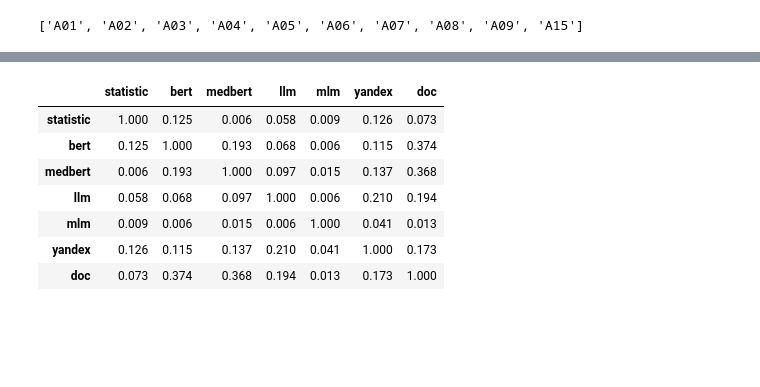
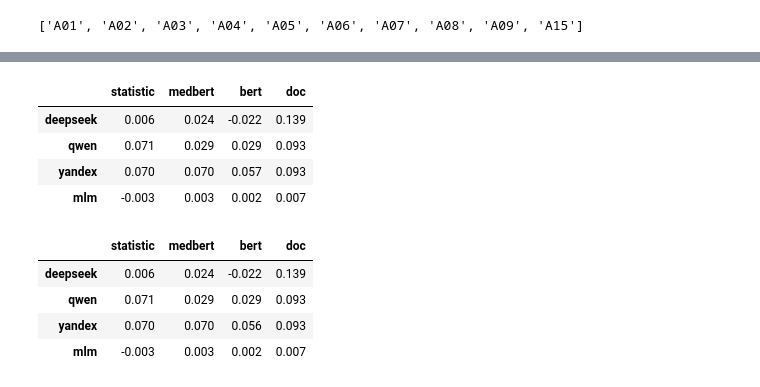
Before and after one commit to dwemer8/Revealing-interconnections-between-diseases, a Jupyter notebook: matrices_comparison/correlations_compuation.ipynb, the cells around one changed output, grey strips where cells are left out. Drawn from its saved outputs; the diff is of its cells as text; code cells hidden in the pictures; blank space fills up the shorter version.

```diff
--- a/matrices_comparison/correlations_compuation.ipynb
+++ b/matrices_comparison/correlations_compuation.ipynb
@@ -140,6 +225,8 @@ spearman = pd.DataFrame(data=np.ones((len(matrices), len(matrices))), columns=li
+# %%
+spearmanr = pd.DataFrame(data=-np.ones((len(LLMS), len(BASELINES))), columns=BASELINES, index=LLMS)
 # %%
-for corr_t, method in [(pearson, sts.pearsonr), (spearman, sts.spearmanr)]:
-    for method1, method2 in tqdm(itertools.combinations(matrices.keys(), 2)):
-        r = method(matrices[method1].values.flatten(), matrices[method2].values.flatten()).statistic
-        corr_t.loc[method1, method2] = r
-        corr_t.loc[method2, method1] = r
+# for method1, method2 in tqdm(itertools.combinations(matrices.keys(), 2)):
+for llm, baseline in tqdm(itertools.product(LLMS, BASELINES)):
+    print("Computing estimate for {} and {}".format(llm, baseline))
+    spearmanr.loc[llm, baseline] = sts.spearmanr(matrices[llm].values.flatten(), matrices[baseline].values.flatten()).statistic
+    spearmanr.to_csv("spearman.csv")
@@ -157,11 +246,0 @@ pearson
-# %%
-spearman
-# %% [output]
-|  | statistic | bert | medbert | llm | mlm | yandex | doc |
-| statistic | 1.000 | 0.125 | 0.006 | 0.058 | 0.009 | 0.126 | 0.073 |
-| bert | 0.125 | 1.000 | 0.193 | 0.068 | 0.006 | 0.115 | 0.374 |
-| medbert | 0.006 | 0.193 | 1.000 | 0.097 | 0.015 | 0.137 | 0.368 |
-| llm | 0.058 | 0.068 | 0.097 | 1.000 | 0.006 | 0.210 | 0.194 |
-| mlm | 0.009 | 0.006 | 0.015 | 0.006 | 1.000 | 0.041 | 0.013 |
-| yandex | 0.126 | 0.115 | 0.137 | 0.210 | 0.041 | 1.000 | 0.173 |
-| doc | 0.073 | 0.374 | 0.368 | 0.194 | 0.013 | 0.173 | 1.000 |
@@ -167,0 +297,16 @@ spearman
+# %%
+spearmanr
+# %% [output]
+|  | statistic | medbert | bert | doc |
+| deepseek | 0.006 | 0.024 | -0.022 | 0.139 |
+| qwen | 0.071 | 0.029 | 0.029 | 0.093 |
+| yandex | 0.070 | 0.070 | 0.057 | 0.093 |
+| mlm | -0.003 | 0.003 | 0.002 | 0.007 |
+# %%
+spearman_mean
+# %% [output]
+|  | statistic | medbert | bert | doc |
+| deepseek | 0.006 | 0.024 | -0.022 | 0.139 |
+| qwen | 0.071 | 0.029 | 0.029 | 0.093 |
+| yandex | 0.070 | 0.070 | 0.056 | 0.093 |
+| mlm | -0.003 | 0.003 | 0.002 | 0.007 |
```
Also changed, not shown: parts of 15 cells of this notebook, 1 other file.
